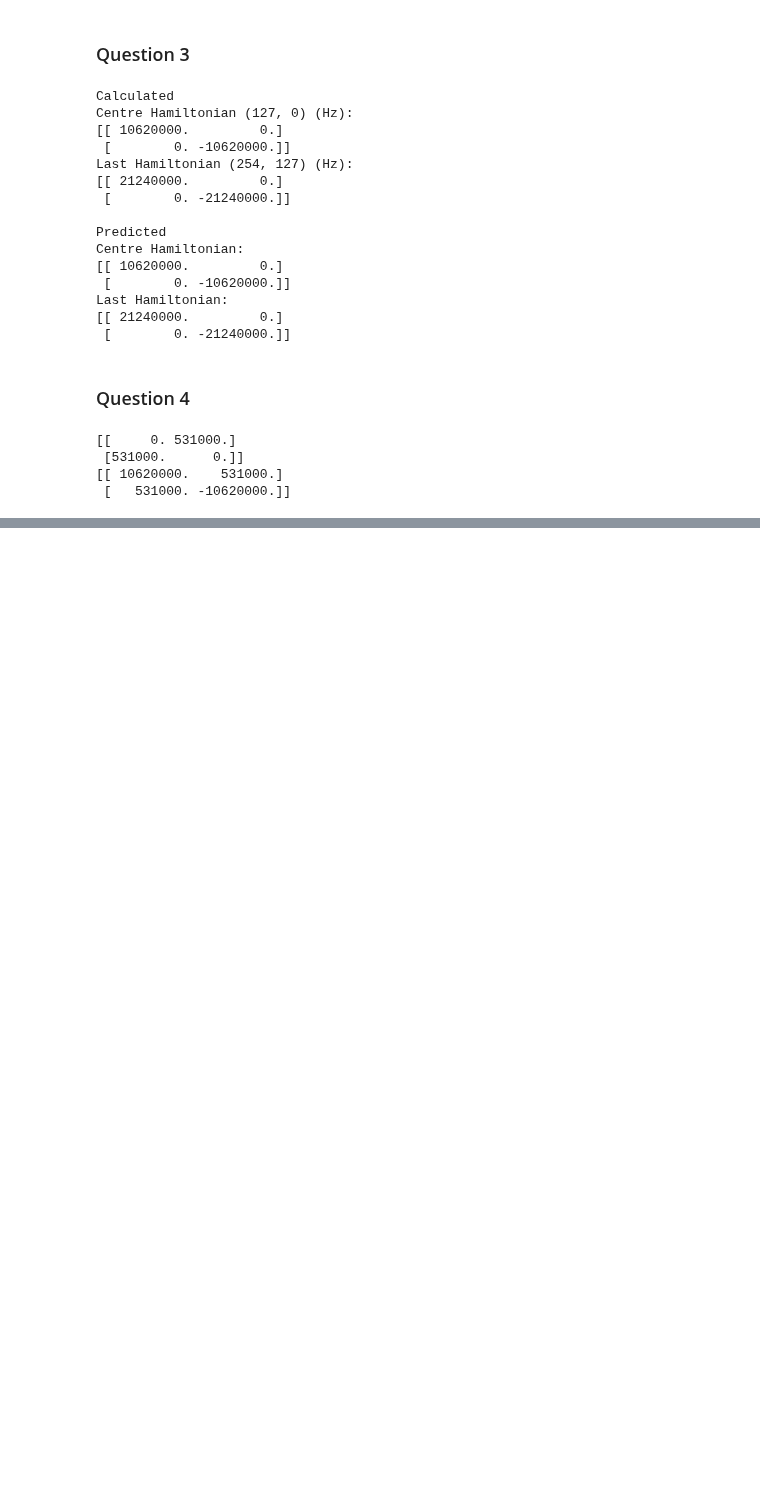
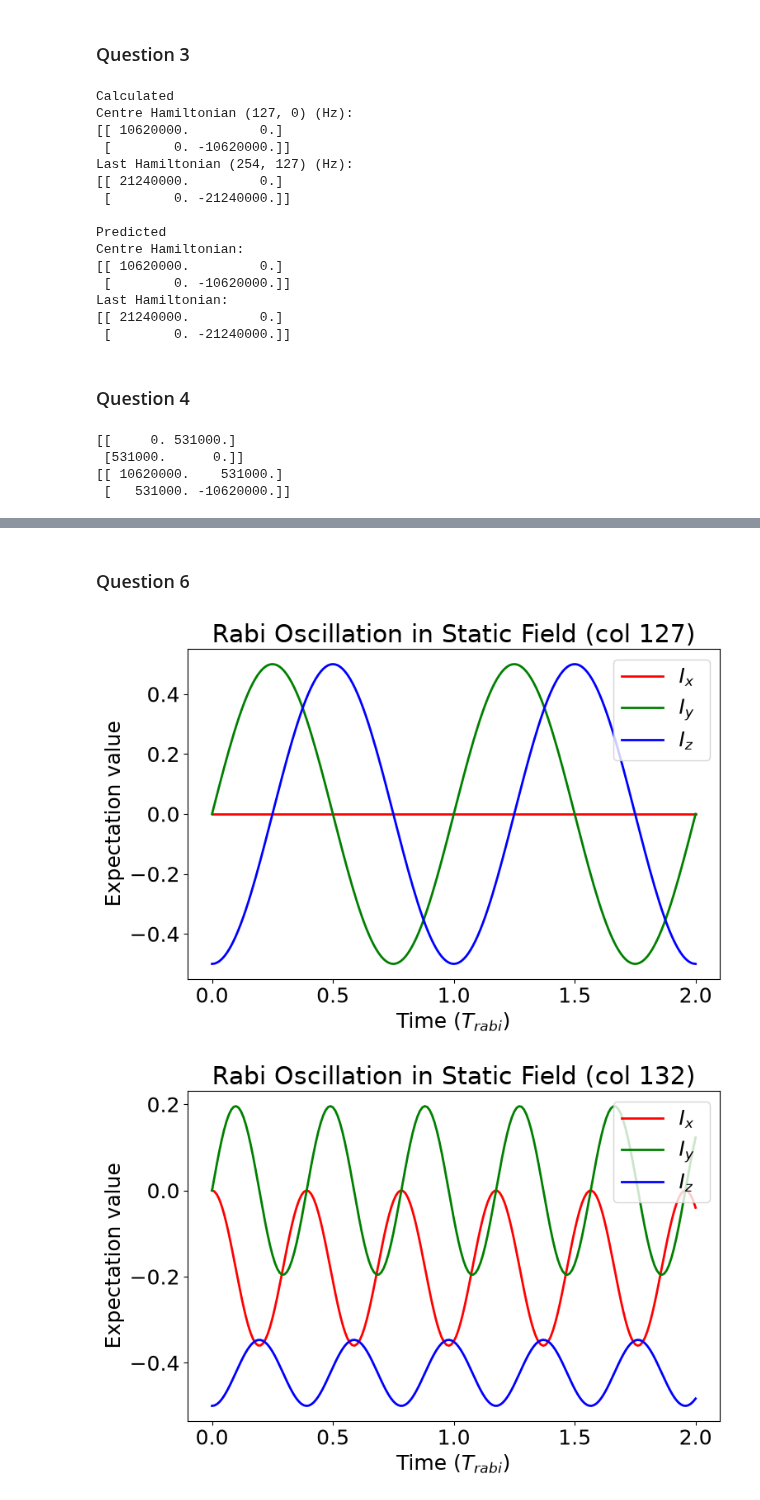
Before and after one commit to mvx-dev/notes, a Jupyter notebook: study/ELEC3705/assignment/code/src/code/assignment.ipynb, the cells around one changed output, grey strips where cells are left out. Drawn from its saved outputs; the diff is of its cells as text; code cells hidden in the pictures; blank space fills up the shorter version.

```diff
--- a/study/ELEC3705/assignment/code/src/code/assignment.ipynb
+++ b/study/ELEC3705/assignment/code/src/code/assignment.ipynb
@@ -153,0 +174,35 @@ print(H_tilde[ncols - 1])
+# %% [markdown]
+### Question 6
+# %%
+T_rabi = 1 / omega_R
+# t = np.arange(0, 2 * T_rabi + T_rabi / 200, T_rabi / 100)
+t = np.linspace(0, 2 * T_rabi, 201)
+
+cols = [ncols // 2, ncols // 2 + 5, ncols // 2 + 10, ncols - 1]
+
+psi_0 = d_ket
+
+for col in cols:
+    psi = np.array([expm(-1j * 2 * np.pi * H_tilde[col] * tk) @ psi_0 for tk in t])
+
+    Ix_exp = np.real(np.einsum("...i,ij,...j->...", psi.conj(), I_x, psi))
+    Iy_exp = np.real(np.einsum("...i,ij,...j->...", psi.conj(), I_y, psi))
+    Iz_exp = np.real(np.einsum("...i,ij,...j->...", psi.conj(), I_z, psi))
+
+    fig = plt.figure()
+    ax = fig.add_subplot()
+    label_col = f"{col - ncols // 2:03}"
+    ax.plot(t / T_rabi, Ix_exp, label=r"$I_x$ ", color="red")
+    ax.plot(t / T_rabi, Iy_exp, label=r"$I_y$ ", color="green")
+    ax.plot(t / T_rabi, Iz_exp, label=r"$I_z$ ", color="blue")
+
+    ax.set_title(f"Rabi Oscillation in Static Field (col {col})")
+    ax.set_xlabel(r"Time ($T_{rabi}$)")
+    ax.set_ylabel(r"Expectation value")
+    ax.legend()
+
+    fig.tight_layout()
+    fig.savefig(f"{OUT_DIR}/single-spin-rabi-{label_col}.png")
+# %% [output]
+[figure, added]
+[figure, added]
```
Also changed, not shown: parts of 13 cells of this notebook, 12 other files.
